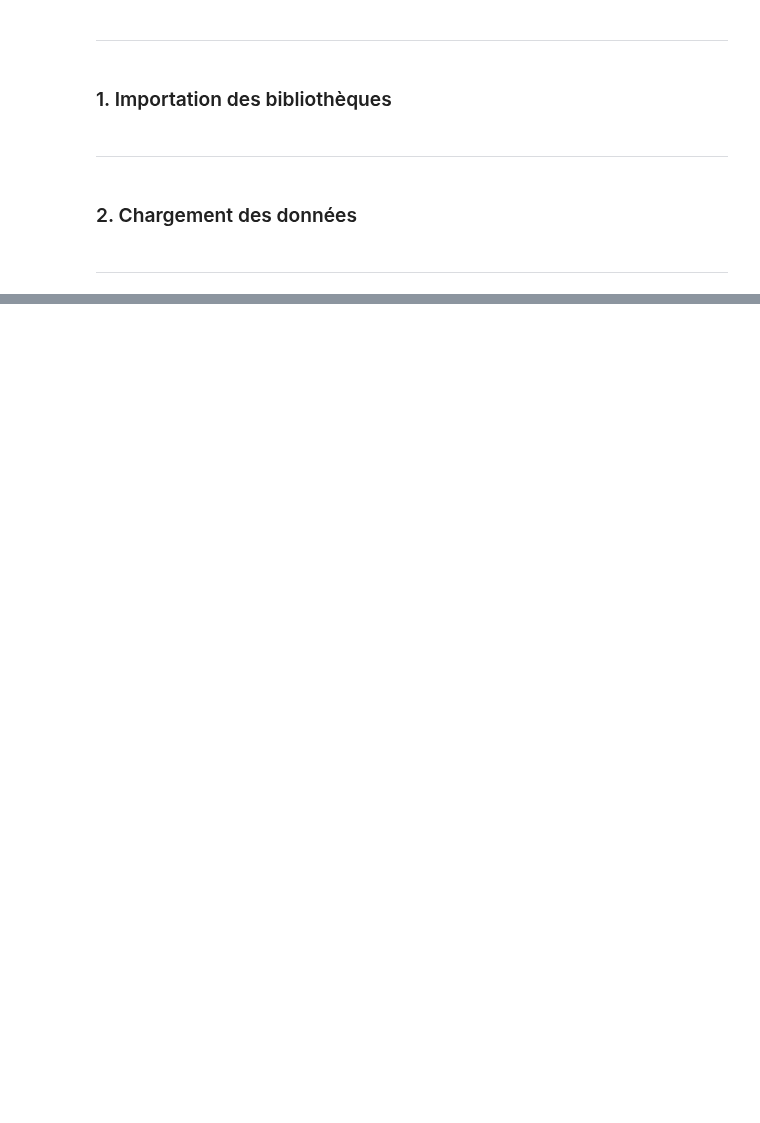
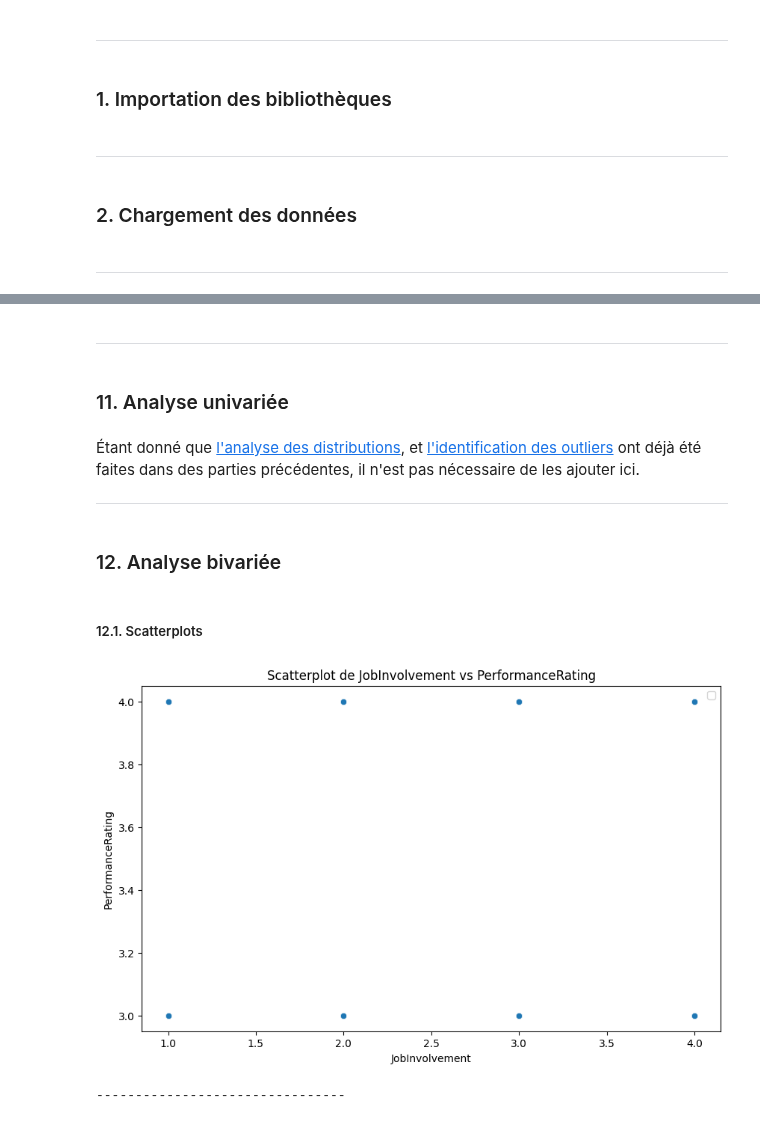
Before and after one commit to warren-gaure/projet-ia, a Jupyter notebook: notebooks/eda manager.ipynb, the cells around one changed output, grey strips where cells are left out. Saved outputs shown, nothing was run; the diff lists cells and outputs as text; code cells hidden in the pictures; blank space fills up the shorter version.

```diff
--- a/notebooks/eda manager.ipynb
+++ b/notebooks/eda manager.ipynb
@@ -268,0 +79,4 @@ plt.show()
+# %%
+print("Nombre de valeurs uniques par colonne :")
+for column in manager_data.columns:
+    print(f"- {column} : {manager_data[column].nunique()} valeurs uniques")
@@ -268,0 +282,30 @@ plt.show()
+# %% [markdown]
+---
+# %% [markdown]
+### 11. <a id='univariee'>Analyse univariée</a>
+# %% [markdown]
+Étant donné que [l'analyse des distributions](#distributions), et [l'identification des outliers](#outliers) ont déjà été faites dans des parties précédentes, il n'est pas nécessaire de les ajouter ici.
+
+---
+# %% [markdown]
+### 12. <a id='bivariee'>Analyse bivariée</a>
+# %% [markdown]
+##### 12.1. Scatterplots
+# %%
+def generate_scatterplot(data, x_var, y_var, hue_var=None):
+    plt.figure(figsize=(10,6))
+    sns.scatterplot(data=data, x=x_var, y=y_var, hue=hue_var, palette="viridis")
+    plt.title(f"Scatterplot de {x_var} vs {y_var}")
+    plt.xlabel(x_var)
+    plt.ylabel(y_var)
+    plt.legend(title=hue_var)
+    plt.show()
+
+
+for i, x_var in enumerate(numerical_columns):
+    for y_var in numerical_columns[i+1:]:
+        generate_scatterplot(data=manager_data, x_var=x_var, y_var=y_var)
+        print(DELIMITER)
+# %% [output]
+[figure, added]
+--------------------------------
```
Also changed, not shown: parts of 77 cells of this notebook, 2 other files.
